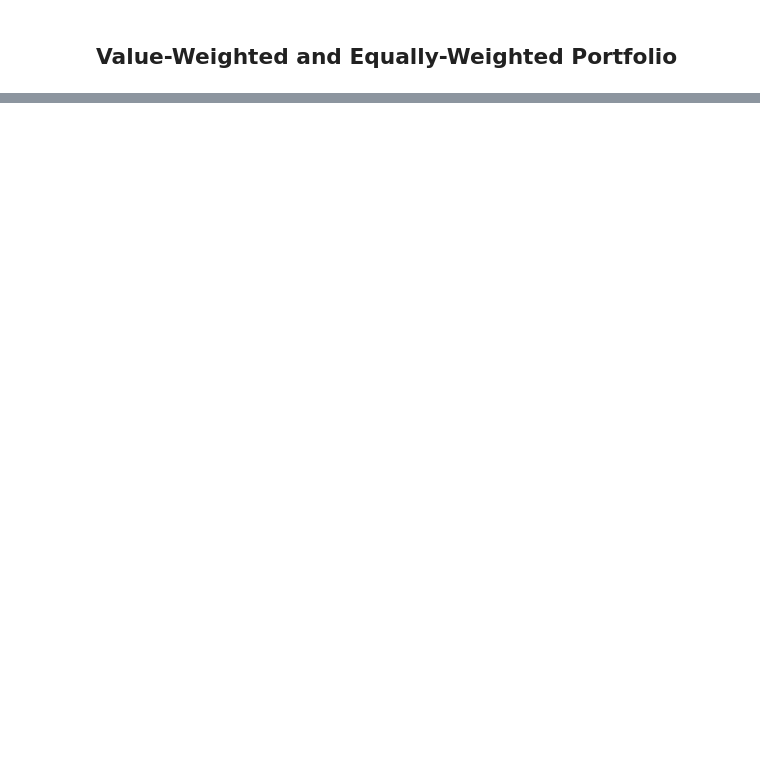
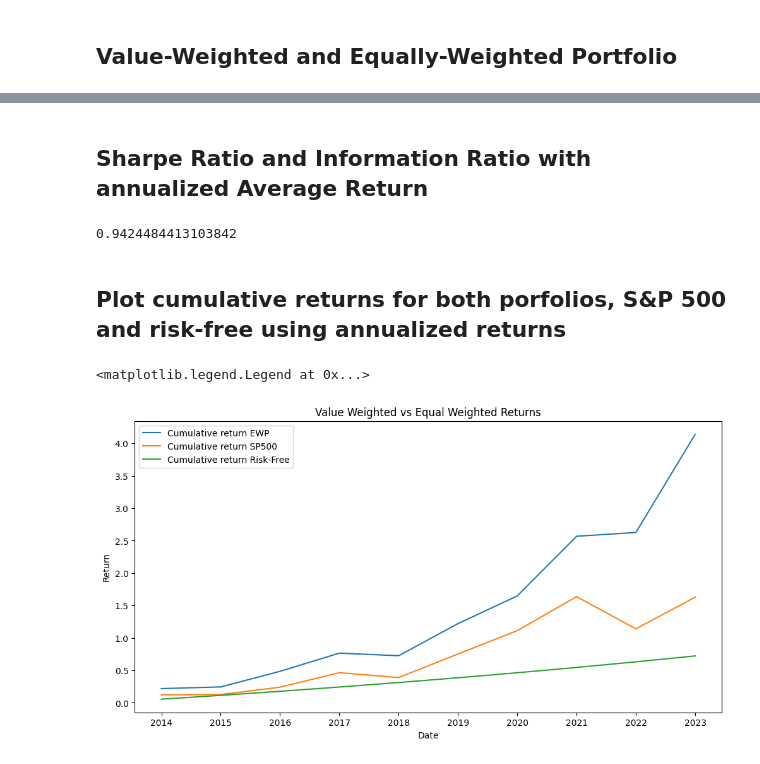
Before and after one commit to williankal/quant_fin, a Jupyter notebook: project1/part-A.ipynb, the cells around one changed output, grey strips where cells are left out. Saved outputs shown, nothing was run; the diff lists cells and outputs as text; code cells hidden in the pictures; blank space fills up the shorter version.

```diff
--- a/project1/part-A.ipynb
+++ b/project1/part-A.ipynb
@@ -111,0 +135,8 @@ new_df
+# %%
+# Compute annualized average return
+annualized_df =portfolios.groupby(portfolios['Date'].dt.strftime('%Y'))[["Daily_Return_with_Equal_Weighted_Portfolio"]].mean()*252
+annualized_df.reset_index(inplace=True)
+annualized_df.rename(columns={"Daily_Return_with_Equal_Weighted_Portfolio":"Average_Annual_Return_with_Equal_Weighted_Portfolio"},inplace=True)
+
+# Compute annualized average return S&P500
+annualized_dfSP500 = df_SP500.groupby(portfolios['Date'].dt.strftime('%Y'))["Daily_Return"].mean().rename("Average_Annual_Return")*252
@@ -111,0 +177,38 @@ new_df
+# %%
+# CHANGE THIS VALUE FOR A REAL VALUE
+risk_free_annual_rate = 0.0559
+# %% [markdown]
+## Sharpe Ratio and Information Ratio with annualized Average Return
+# %%
+annualized_df["Excess_Return_EWP"] = annualized_df["Average_Annual_Return_with_Equal_Weighted_Portfolio"] - risk_free_annual_rate
+risk_premium_EWP = annualized_df["Excess_Return_EWP"].mean()
+SD_Excess_Return_EWP = annualized_df["Excess_Return_EWP"].std(ddof=0)
+sharpe_ratio_EWP = risk_premium_EWP / SD_Excess_Return_EWP
+print(sharpe_ratio_EWP)
+# %% [output]
+0.9424484413103842
+# %% [markdown]
+## Plot cumulative returns for both porfolios, S&P 500 and risk-free using annualized returns
+# %%
+returns_per_year = pd.DataFrame()
+returns_per_year["Date"] = annualized_df["Date"]
+returns_per_year["Annually_Return_EWP"] = annualized_df["Average_Annual_Return_with_Equal_Weighted_Portfolio"]
+returns_per_year["Annually_Return_with_Risk_Free_Asset"] = risk_free_annual_rate
+returns_per_year["Annually_Return_with_SP500"] = annualized_dfSP500.to_list()
+# %%
+cumulative_returns_EWP = (returns_per_year["Annually_Return_EWP"]+1).cumprod() - 1
+cumulative_returns_RiskFree = (returns_per_year["Annually_Return_with_Risk_Free_Asset"]+1).cumprod() - 1
+cumulative_returns_SP500 = (returns_per_year["Annually_Return_with_SP500"]+1).cumprod() - 1
+
+plt.figure(figsize=(12, 6))
+plt.plot(returns_per_year["Date"], cumulative_returns_EWP, label="Cumulative return EWP")
+plt.plot(returns_per_year["Date"], cumulative_returns_SP500, label="Cumulative return SP500")
+plt.plot(returns_per_year["Date"], cumulative_returns_RiskFree, label="Cumulative return Risk-Free")
+
+plt.title(f"Value Weighted vs Equal Weighted Returns")
+plt.xlabel("Date")
+plt.ylabel("Return")
+plt.legend()
+# %% [output]
+<matplotlib.legend.Legend at 0x...>
+[figure, added]
```
Also changed, not shown: parts of 9 cells of this notebook, 2 other files.
